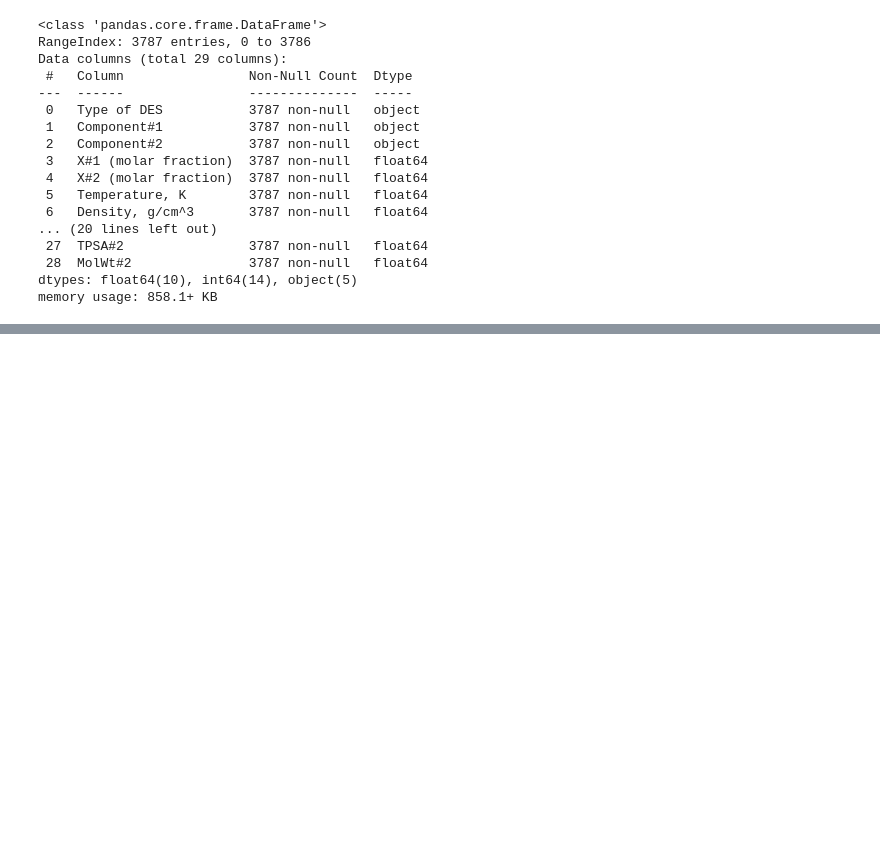
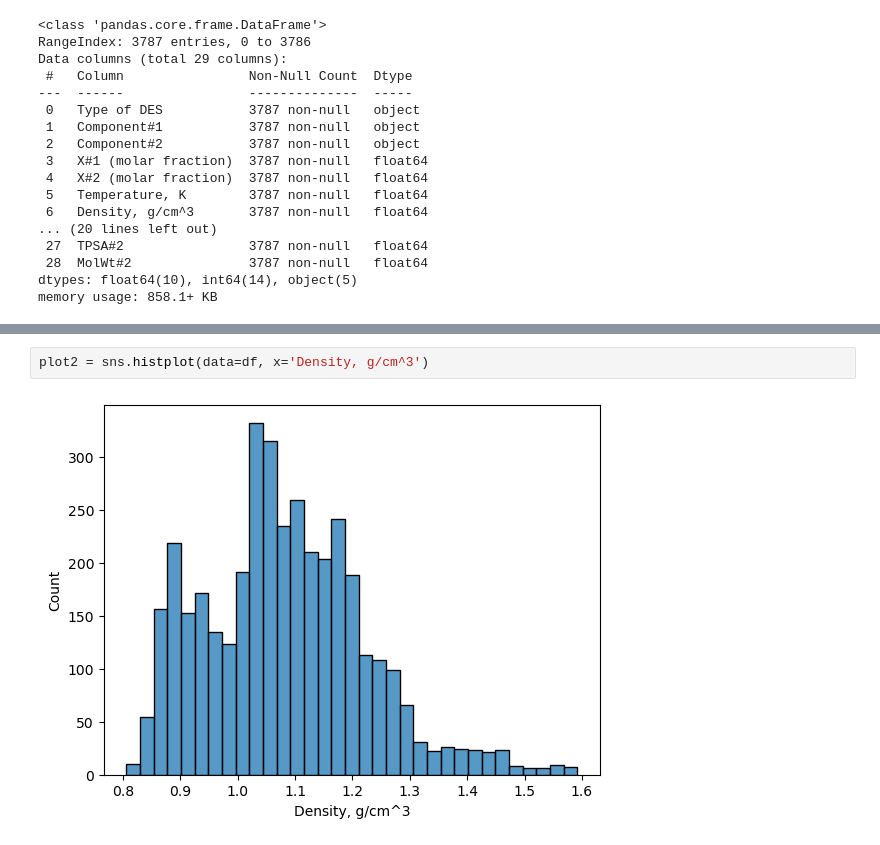
Before and after one commit to meteora142/Ecoteam, a Jupyter notebook: scripts/EcoteamProject.ipynb, the cells around one changed output, grey strips where cells are left out. Saved outputs shown, nothing was run; the diff lists cells and outputs as text; blank space fills up the shorter version.

```diff
--- a/scripts/EcoteamProject.ipynb
+++ b/scripts/EcoteamProject.ipynb
@@ -207,0 +222,4 @@ final_dataset.to_csv('Final.csv')
+# %%
+plot2 = sns.histplot(data=df, x='Density, g/cm^3')
+# %% [output]
+[figure, added]
```
Also changed, not shown: parts of 5 cells of this notebook.
